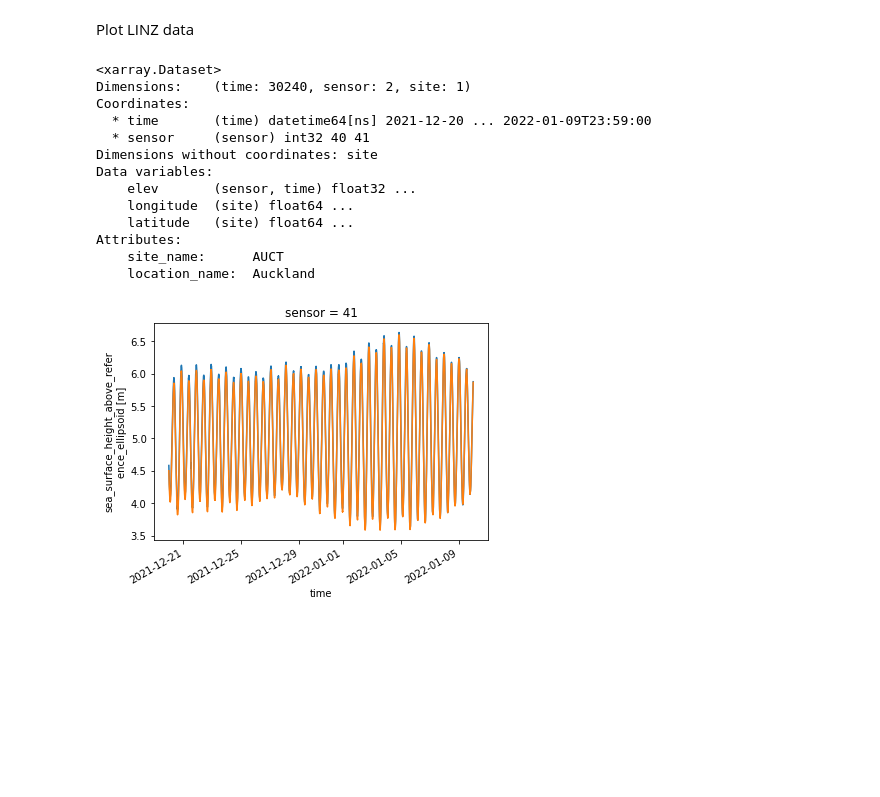
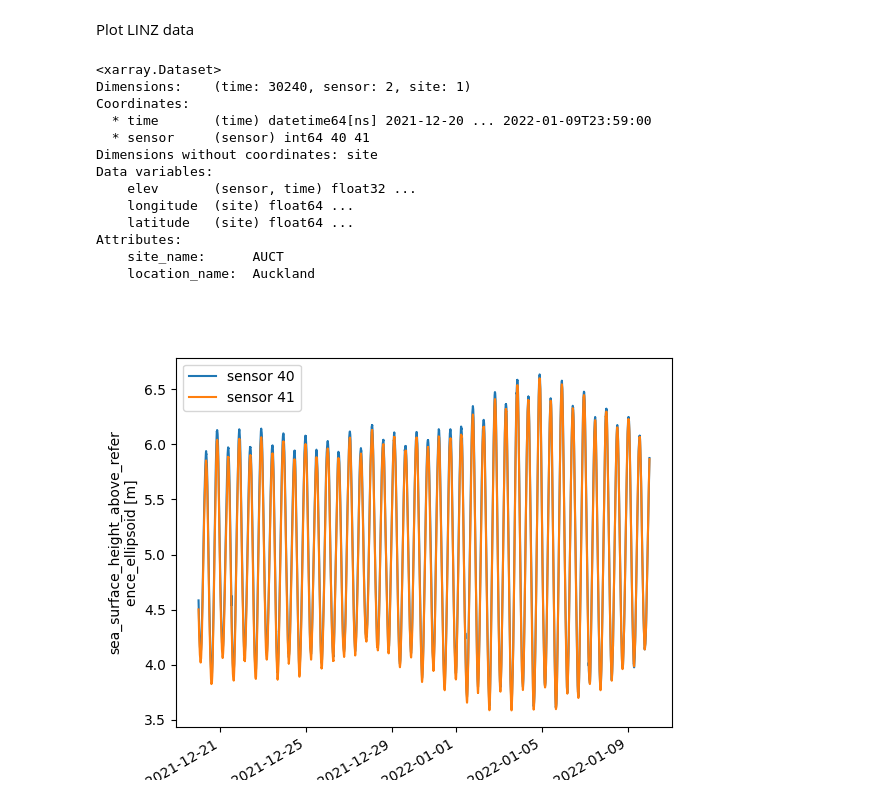
Before and after one commit to metocean/TAIAO, a Jupyter notebook: data_connectors/linz_connectors/download_linz.ipynb, the cells around one changed output. Drawn from its saved outputs; the diff is of its cells as text; code cells hidden in the pictures; blank space fills up the shorter version.

```diff
--- a/data_connectors/linz_connectors/download_linz.ipynb
+++ b/data_connectors/linz_connectors/download_linz.ipynb
@@ -46,25 +53,27 @@ Year:  2022
 # %% [markdown]
 Plot LINZ data
 # %%
+%matplotlib widget
+import xarray as xr
 import matplotlib.pyplot as plt
-import xarray as xr
 
 ds = xr.open_dataset(output_file)
-ds.elev.isel(sensor=0).plot();
-ds.elev.isel(sensor=1).plot();
+ds.elev.sel(sensor=40, drop=True).plot(label='sensor 40');
+ds.elev.sel(sensor=41, drop=True).plot(label='sensor 41');
+plt.legend(loc='best')
 ds
 # %% [output]
 <xarray.Dataset>
 Dimensions:    (time: 30240, sensor: 2, site: 1)
 Coordinates:
   * time       (time) datetime64[ns] 2021-12-20 ... 2022-01-09T23:59:00
-  * sensor     (sensor) int32 40 41
+  * sensor     (sensor) int64 40 41
 Dimensions without coordinates: site
 Data variables:
     elev       (sensor, time) float32 ...
     longitude  (site) float64 ...
     latitude   (site) float64 ...
 Attributes:
     site_name:      AUCT
     location_name:  Auckland
-[figure, old version]
+[figure, new version]
```
Also changed, not shown: parts of 1 cell of this notebook.
